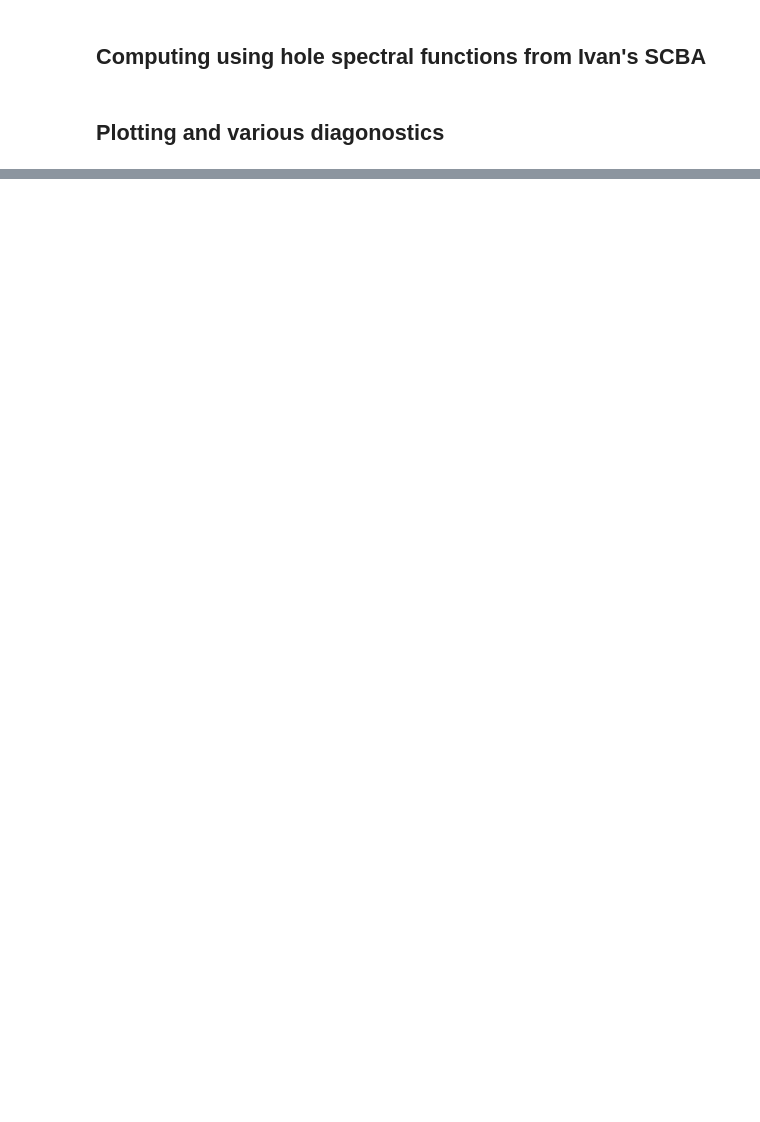
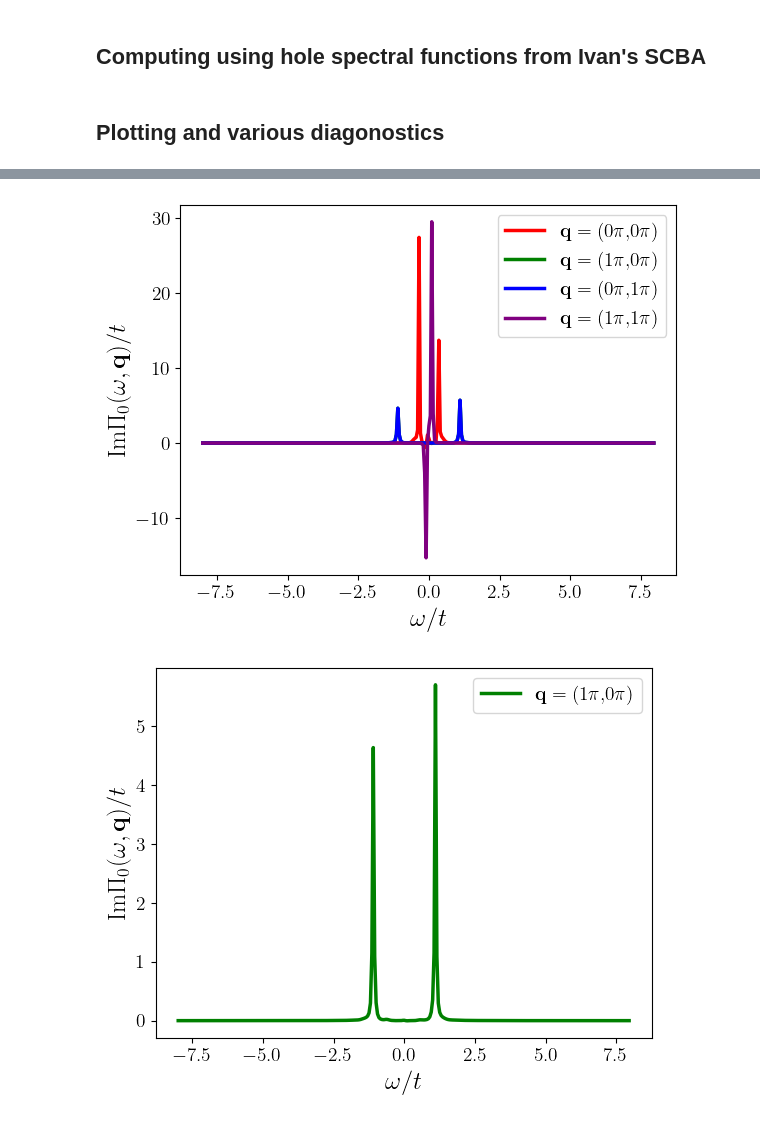
Before and after one commit to j-curtis/holes_and_magnons, a Jupyter notebook: Magnon_RPA_plots.ipynb, the cells around one changed output, grey strips where cells are left out. Cells and saved outputs as stored; diff of their text form; code cells hidden in the pictures; blank space fills up the shorter version.

```diff
--- a/Magnon_RPA_plots.ipynb
+++ b/Magnon_RPA_plots.ipynb
@@ -235,0 +275,29 @@ for i in range(2):
+# %%
+### Frequency cuts of magnon propagator spectral function trace
+indices = [ [1,1],[10,0],[0,10],[10,10]]
+clrs = ['red','green','blue','purple']
+label_strings = [ r'$\mathbf{q}=($'+"{qx:0.0f}".format(qx=kxs[i[0]]/np.pi) + r'$\pi,$' + "{qy:0.0f}".format(qy=kys[i[1]]/np.pi) + r'$\pi)$'  for i in indices]
+
+for j in range(len(indices)):
+    i = indices[j]
+    plt.plot(ws/rpa.t,spectra[i[0],i[1],:]/rpa.t,label=label_strings[j],color=clrs[j])
+
+plt.xlabel(r'$\omega/t$')
+plt.ylabel(r'Im$\Pi_0(\omega,\mathbf{q})/t$')
+plt.legend()
+#if saveFigs: plt.savefig(figDirectory+"/ImPi0.pdf",bbox_inches='tight')
+plt.show()
+
+j = 1
+i = indices[j]
+
+plt.plot(ws/rpa.t,spectra[i[0],i[1],:]/rpa.t,label=label_strings[j],color=clrs[j])
+
+plt.xlabel(r'$\omega/t$')
+plt.ylabel(r'Im$\Pi_0(\omega,\mathbf{q})/t$')
+plt.legend()
+#if saveFigs: plt.savefig(figDirectory+"/ImPi0.pdf",bbox_inches='tight')
+plt.show()
+# %% [output]
+[figure, added]
+[figure, added]
```
Also changed, not shown: parts of 6 cells of this notebook.
